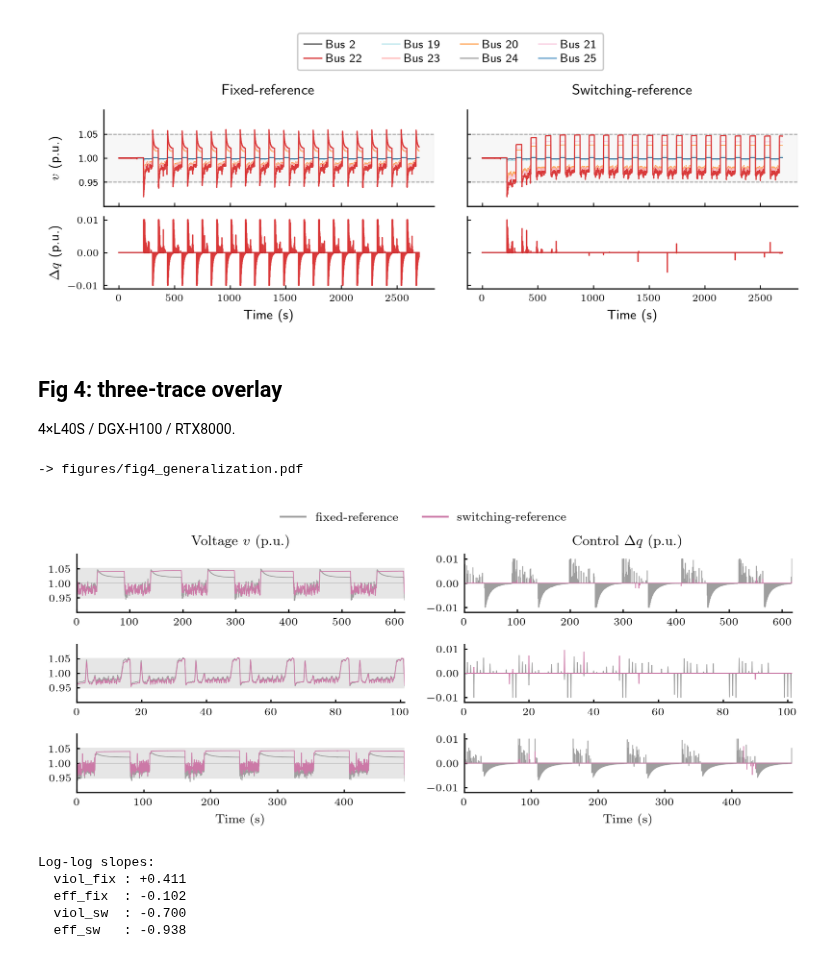
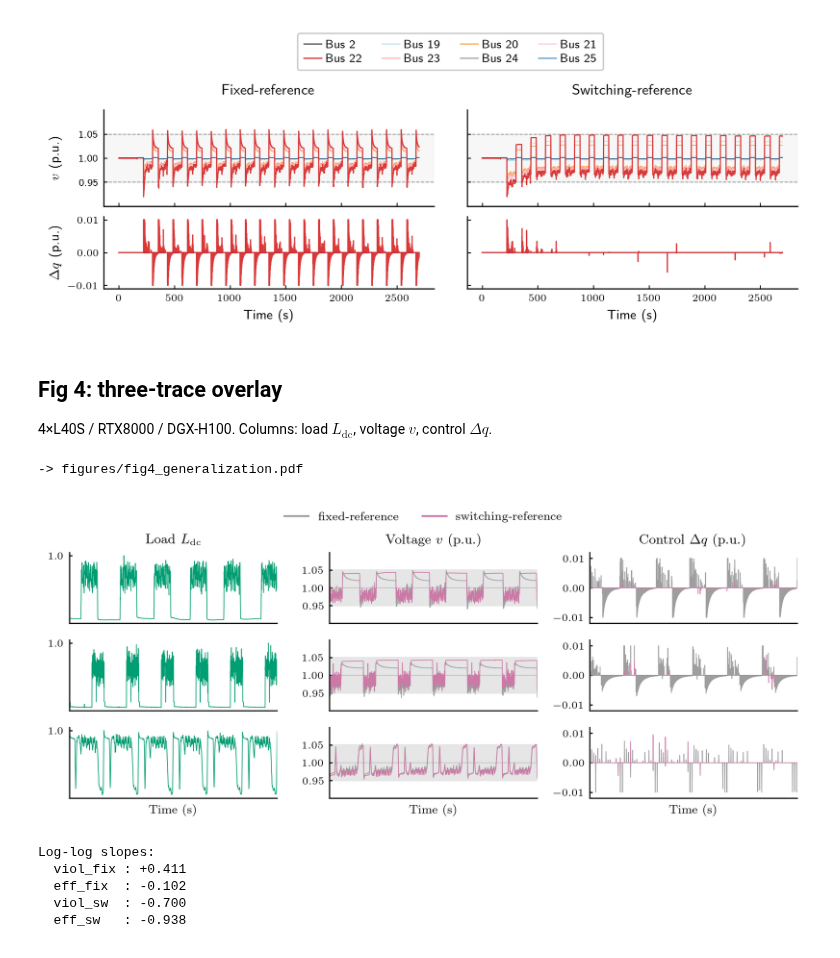
Before and after one commit to yan-mingyuan/switchref, a Jupyter notebook: main.ipynb, the cells around one changed output. Cells and saved outputs as stored; diff of their text form; code cells hidden in the pictures.

Commit message:
Fig 4: add load L_dc column, recolor bluish-green, reorder rows to 4xL40S/RTX8000/DGX-H100

```diff
--- a/main.ipynb
+++ b/main.ipynb
@@ -179,21 +179,26 @@ plt.show()
 # %% [markdown]
 ## Fig 4: three-trace overlay
 
-4&times;L40S / DGX-H100 / RTX8000.
+4&times;L40S / RTX8000 / DGX-H100. Columns: load $L_{\mathrm{dc}}$, voltage $v$, control $\Delta q$.
 # %%
 BUS = 20             # data-center bus (label 22)
 C_FIX = '0.62'
 C_SW  = '#CC79A7'    # Wong reddish purple (matches the paper)
+C_PWR = '#009E73'    # Wong bluish-green for the (shared) data center load input
 
 from scipy.signal import find_peaks
 
-# Row order matches the paper (Table I trailing rows): 4xL40S, DGX-H100, RTX8000.
+# Row order matches the paper (Table I trailing rows): 4xL40S, RTX8000, DGX-H100,
+# so the Microsoft H100 rack trace (the only non-NYU trace) comes last.
 EXPS_FIG4 = [
     ('4xL40S',    107, 700.0),
+    ('RTX8000',    82, 600.0),
     ('DGX-H100',   17, 150.0),
-    ('RTX8000',   82, 600.0),
 ]
 N_CYC = 6
+
+# Per-trace loaders, used to recover each trace's load L_dc for the first column.
+loaders = {name: loader for name, cyc, loader in TRACES}
 
 plt.rcParams.update({
     'text.usetex': True,
@@ -201,10 +206,11 @@ plt.rcParams.update({
     'font.family': 'serif',
 })
 
-fig, axes = plt.subplots(len(EXPS_FIG4), 2, figsize=(7.0, 3.0), dpi=300)
+fig, axes = plt.subplots(len(EXPS_FIG4), 3, figsize=(7.2, 3.0), dpi=300)
 for r, (name, cyc, t0) in enumerate(EXPS_FIG4):
     Vf, dQf = Vfix_store[name], dQfix_store[name]
     Vs, dQs = Vsw_store [name], dQsw_store [name]
+    ds = loaders[name](setup_common())     # recover this trace's load L_dc
     tV = np.arange(len(Vs)) * DT
     tq = np.arange(len(dQs)) * DT
     # Crop to exactly N_CYC cycles, phase-aligned across rows: detect the
@@ -217,7 +223,21 @@ for r, (name, cyc, t0) in enumerate(EXPS_FIG4):
     mV = (tV >= tA) & (tV <= tB)
     mq = (tq >= tA) & (tq <= tB)
 
-    axV, axQ = axes[r, 0], axes[r, 1]
+    axP, axV, axQ = axes[r, 0], axes[r, 1], axes[r, 2]
+
+    # Column 1: the data center load L_dc that drives the disturbance -- the same
+    # input seen by both controllers, hence a single curve. Cropped to the same
+    # [tA, tB] window and min-max normalized within it so each trace's two-phase
+    # cycle shape is comparable regardless of absolute scale.
+    tP = ds['t_pwr']
+    P = -np.asarray(ds['pwr_pwr'])         # back to positive load
+    mP = (tP >= tA) & (tP <= tB)
+    Pw = P[mP]
+    Pw = (Pw - Pw.min()) / (Pw.max() - Pw.min() + 1e-12)
+    axP.plot(tP[mP] - tA, Pw, color=C_PWR, lw=0.5)
+    axP.set_ylim(-0.05, 1.05)
+    axP.set_yticks([1]); axP.set_yticklabels(['1.0'])
+
     axV.axhspan(0.95, 1.05, color='0.90', zorder=0)
     axV.axhline(1.0, color='0.75', lw=0.5, zorder=1)
     axV.plot(tV[mV] - tA, Vf[mV, BUS] + 1.0, color=C_FIX, lw=0.5)
@@ -225,35 +245,37 @@ for r, (name, cyc, t0) in enumerate(EXPS_FIG4):
     axV.set_ylim(0.90, 1.10); axV.set_yticks([0.95, 1.0, 1.05])
 
     axQ.axhline(0.0, color='0.75', lw=0.5)
     axQ.plot(tq[mq] - tA, dQf[mq, BUS], color=C_FIX, lw=0.5)
     axQ.plot(tq[mq] - tA, dQs[mq, BUS], color=C_SW,  lw=0.5)
     axQ.set_ylim(-0.012, 0.012); axQ.set_yticks([-0.01, 0.0, 0.01])
 
     if r == 0:
+        axP.set_title(r'Load $L_{\mathrm{dc}}$', fontsize=9)
         axV.set_title(r'Voltage $v$ (p.u.)', fontsize=9)
         axQ.set_title(r'Control $\Delta q$ (p.u.)', fontsize=9)
-    for ax in (axV, axQ):
+    for ax in (axP, axV, axQ):
         ax.set_xlim(0, tB - tA)
         ax.tick_params(labelsize=7, direction='in', length=2.0)
+        ax.set_xticks([])
         ax.spines[['top', 'right']].set_visible(False)
         if r == len(EXPS_FIG4) - 1:
             ax.set_xlabel('Time (s)', fontsize=8)
 
 from matplotlib.lines import Line2D
 handles = [Line2D([0], [0], color=C_FIX, lw=1.2),
            Line2D([0], [0], color=C_SW,  lw=1.2)]
 fig.legend(handles, ['fixed-reference', 'switching-reference'],
            loc='upper center', ncol=2, fontsize=8, frameon=False,
            bbox_to_anchor=(0.5, 1.02))
 fig.tight_layout(rect=[0, 0, 1, 0.97])
 
 out_fig4 = FIG_DIR / 'fig4_generalization.pdf'
 fig.savefig(out_fig4, format='pdf', bbox_inches='tight', pad_inches=0.02)
 print('-> figures/fig4_generalization.pdf')
 plt.show()
 # %% [output]
 -> figures/fig4_generalization.pdf
-[figure, old version]
+[figure, new version]
 # %%
 Ts = np.array([r['cycle_s'] for r in table_rows], dtype=float)
 viol_fix = np.array([r['fix_viol'] for r in table_rows])
```
Also changed, not shown: 1 other file.
